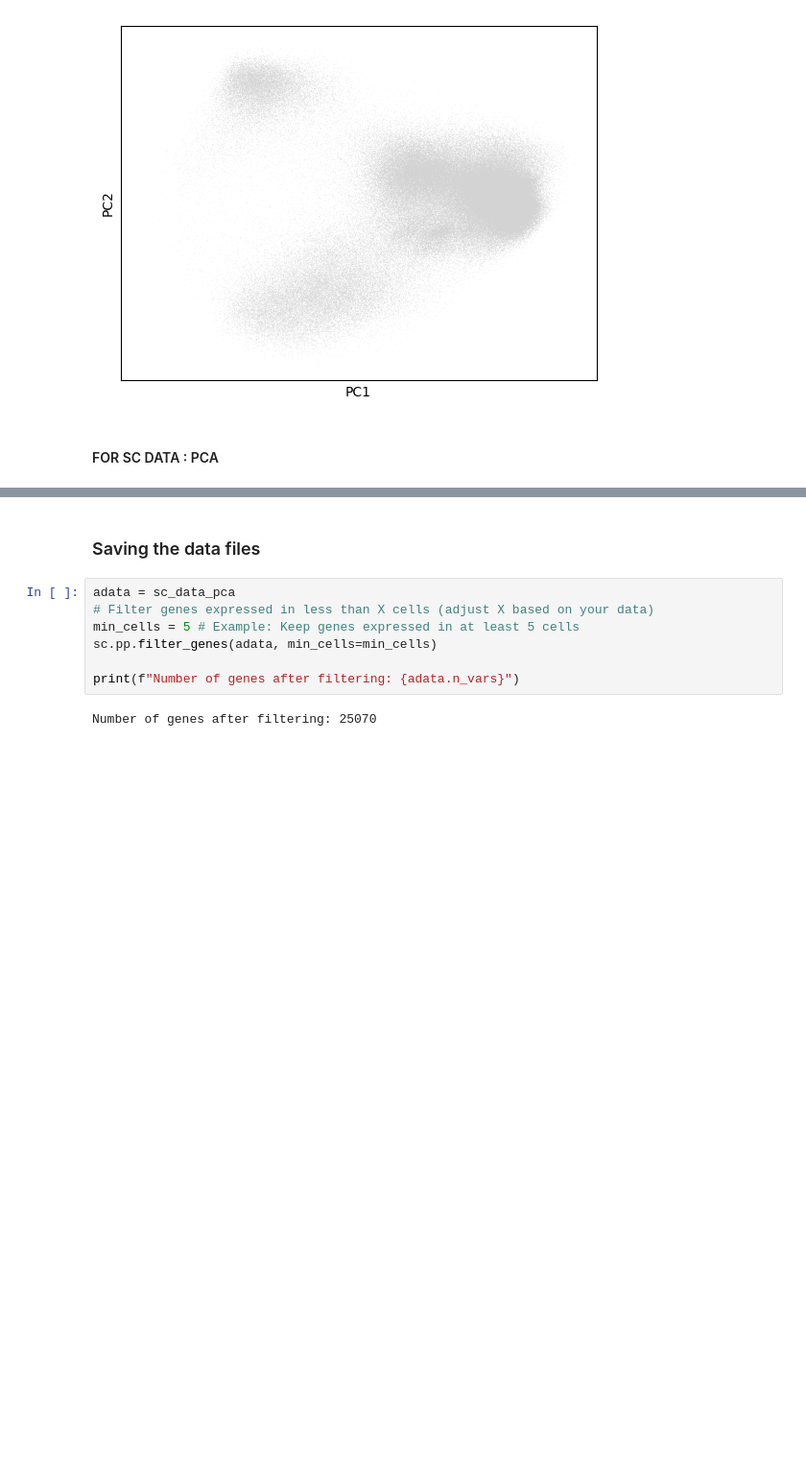
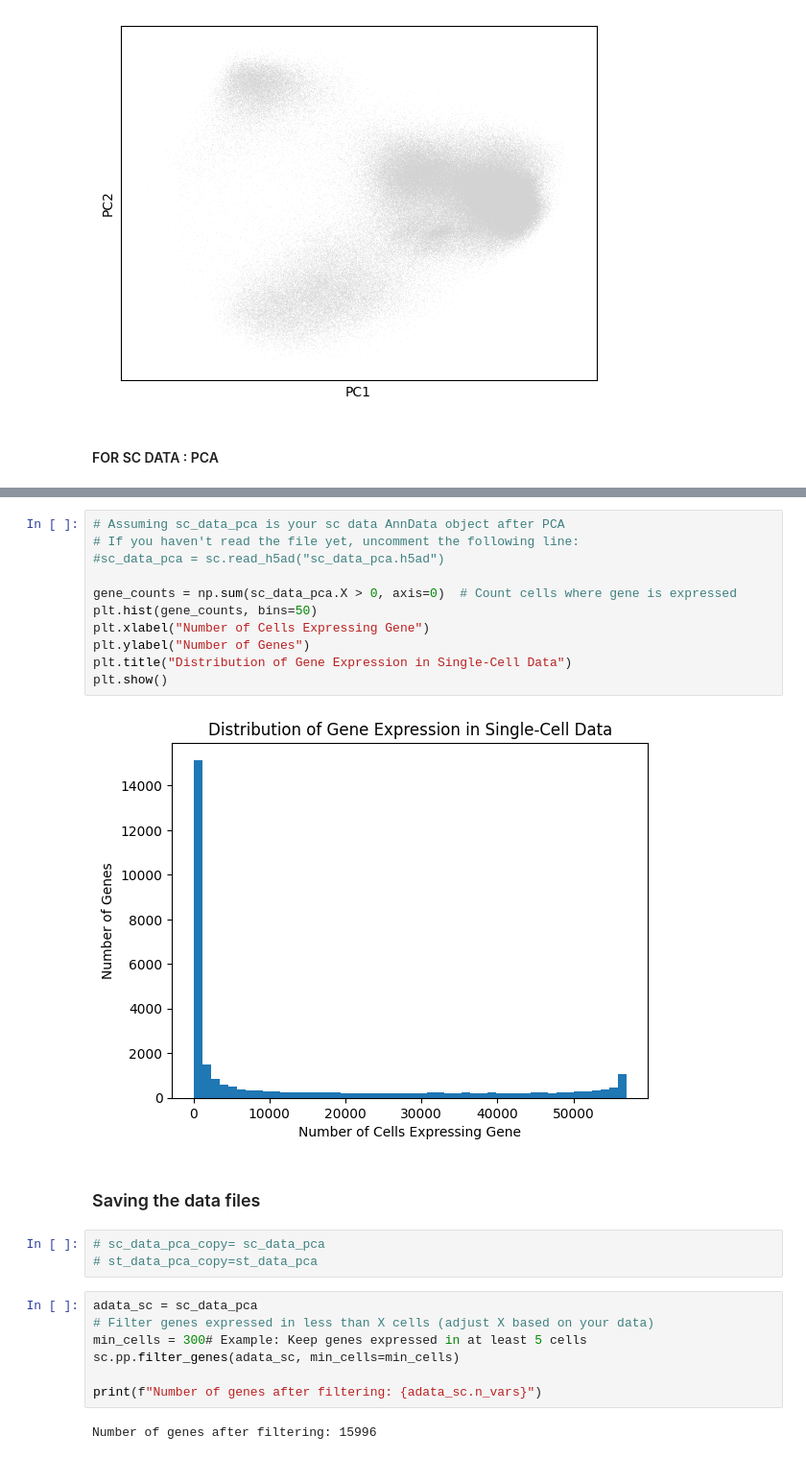
Before and after one commit to anushka-220/Undergraduate-Project, a Jupyter notebook: pre_processing.ipynb, the cells around one changed output, grey strips where cells are left out. Shown at 96% size. Saved outputs shown, nothing was run; the diff lists cells and outputs as text; blank space fills up the shorter version.

```diff
--- a/pre_processing.ipynb
+++ b/pre_processing.ipynb
@@ -216,11 +245,27 @@ NameError: name 'sc_data_pca' is not defined
+# %%
+# Assuming sc_data_pca is your sc data AnnData object after PCA
+# If you haven't read the file yet, uncomment the following line:
+#sc_data_pca = sc.read_h5ad("sc_data_pca.h5ad")
+
+gene_counts = np.sum(sc_data_pca.X > 0, axis=0)  # Count cells where gene is expressed
+plt.hist(gene_counts, bins=50)
+plt.xlabel("Number of Cells Expressing Gene")
+plt.ylabel("Number of Genes")
+plt.title("Distribution of Gene Expression in Single-Cell Data")
+plt.show()
+# %% [output]
+[figure, added]
 # %% [markdown]
 ### Saving the data files
+# %%
+# sc_data_pca_copy= sc_data_pca
+# st_data_pca_copy=st_data_pca
 # %%
-adata = sc_data_pca
+adata_sc = sc_data_pca
 # Filter genes expressed in less than X cells (adjust X based on your data)
-min_cells = 5 # Example: Keep genes expressed in at least 5 cells
-sc.pp.filter_genes(adata, min_cells=min_cells)
+min_cells = 300# Example: Keep genes expressed in at least 5 cells
+sc.pp.filter_genes(adata_sc, min_cells=min_cells)
 
-print(f"Number of genes after filtering: {adata.n_vars}")
+print(f"Number of genes after filtering: {adata_sc.n_vars}")
 # %% [output]
-Number of genes after filtering: 25070
+Number of genes after filtering: 15996
```
Also changed, not shown: parts of 11 cells of this notebook.
